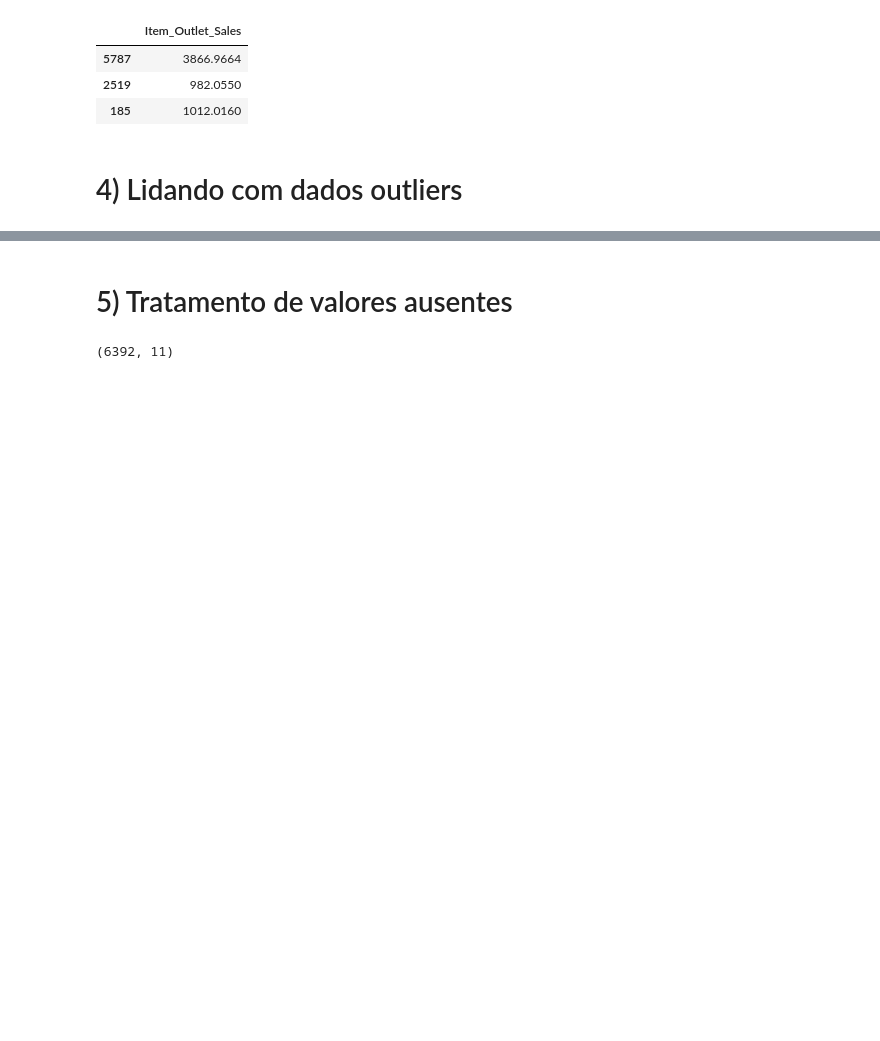
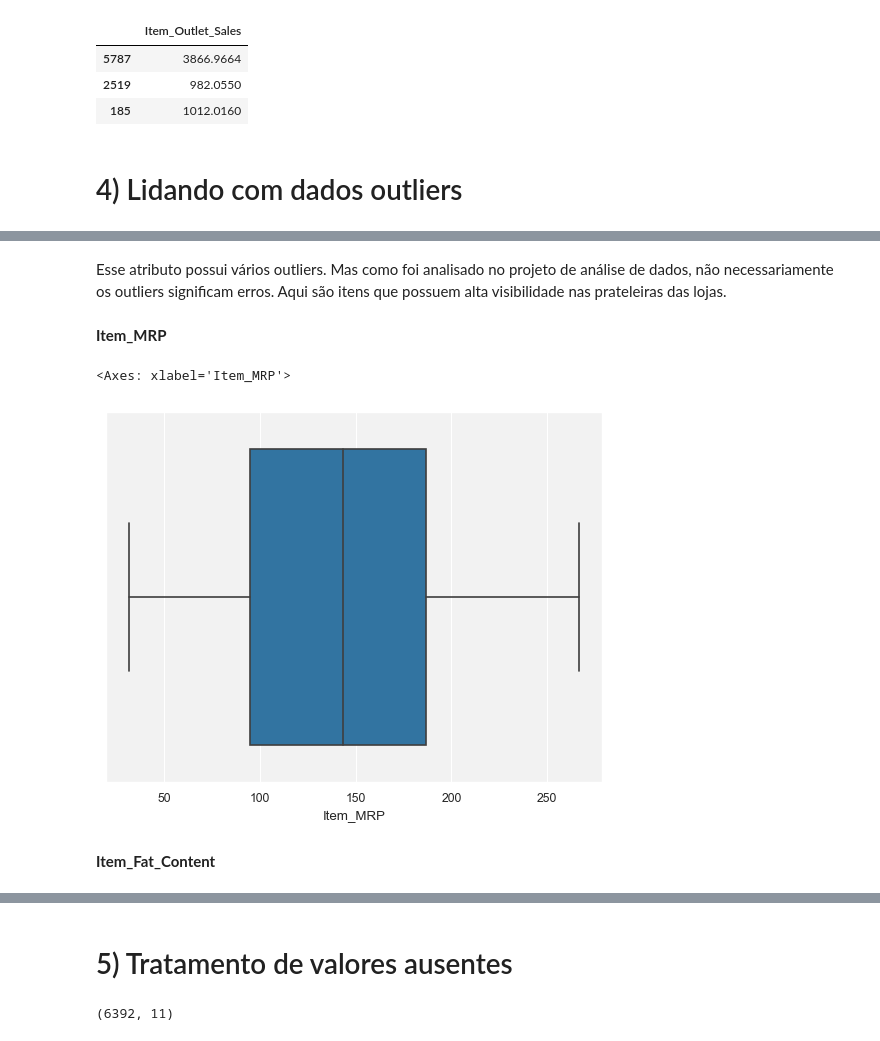
Before and after one commit to Krupique/mlops-projects, a Jupyter notebook: 02-bigmart_sales_prediction/notebook/demand_forecaster.ipynb, the cells around one changed output, grey strips where cells are left out. Cells and saved outputs as stored; diff of their text form; code cells hidden in the pictures; blank space fills up the shorter version.

Commit message:
Outliers identification

```diff
--- a/02-bigmart_sales_prediction/notebook/demand_forecaster.ipynb
+++ b/02-bigmart_sales_prediction/notebook/demand_forecaster.ipynb
@@ -240,0 +275,11 @@ display(y_test.head(3))
+# %% [markdown]
+Esse atributo possui vários outliers. Mas como foi analisado no projeto de análise de dados, não necessariamente os outliers significam erros. Aqui são itens que possuem alta visibilidade nas prateleiras das lojas.
+# %% [markdown]
+**Item_MRP**
+# %%
+sns.boxplot(x=x_train['Item_MRP'])
+# %% [output]
+<Axes: xlabel='Item_MRP'>
+[figure, added]
+# %% [markdown]
+**Item_Fat_Content**
```
Also changed, not shown: parts of 30 cells of this notebook.
